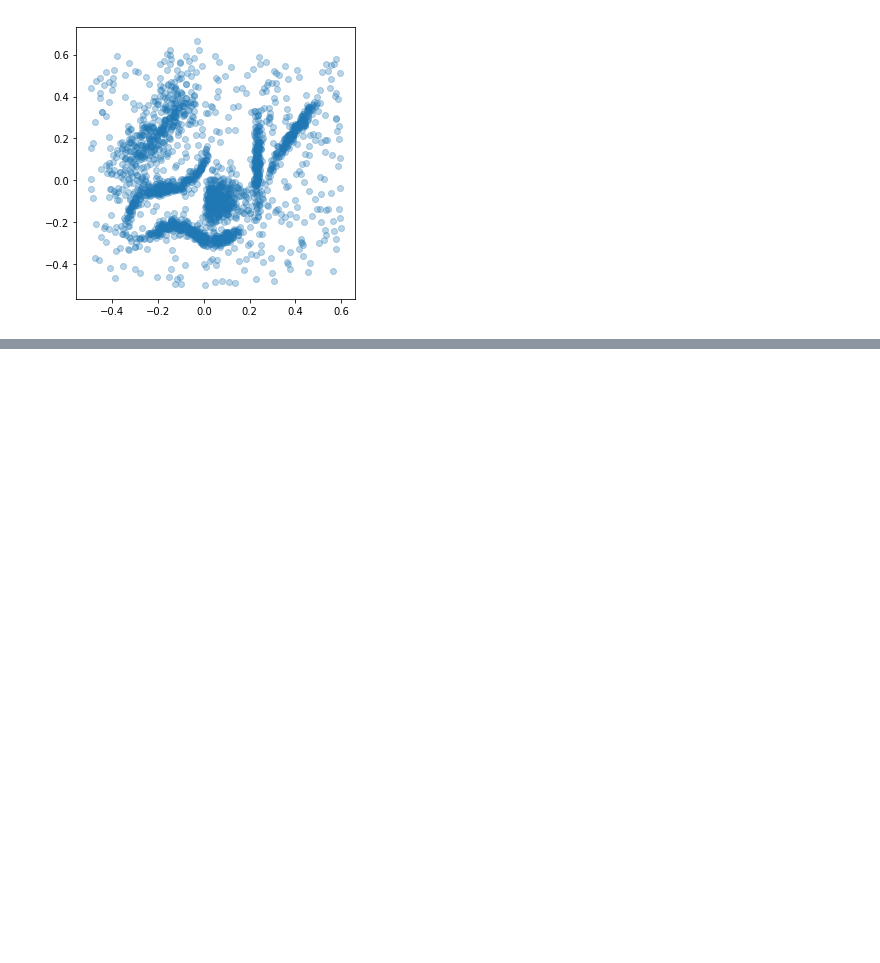
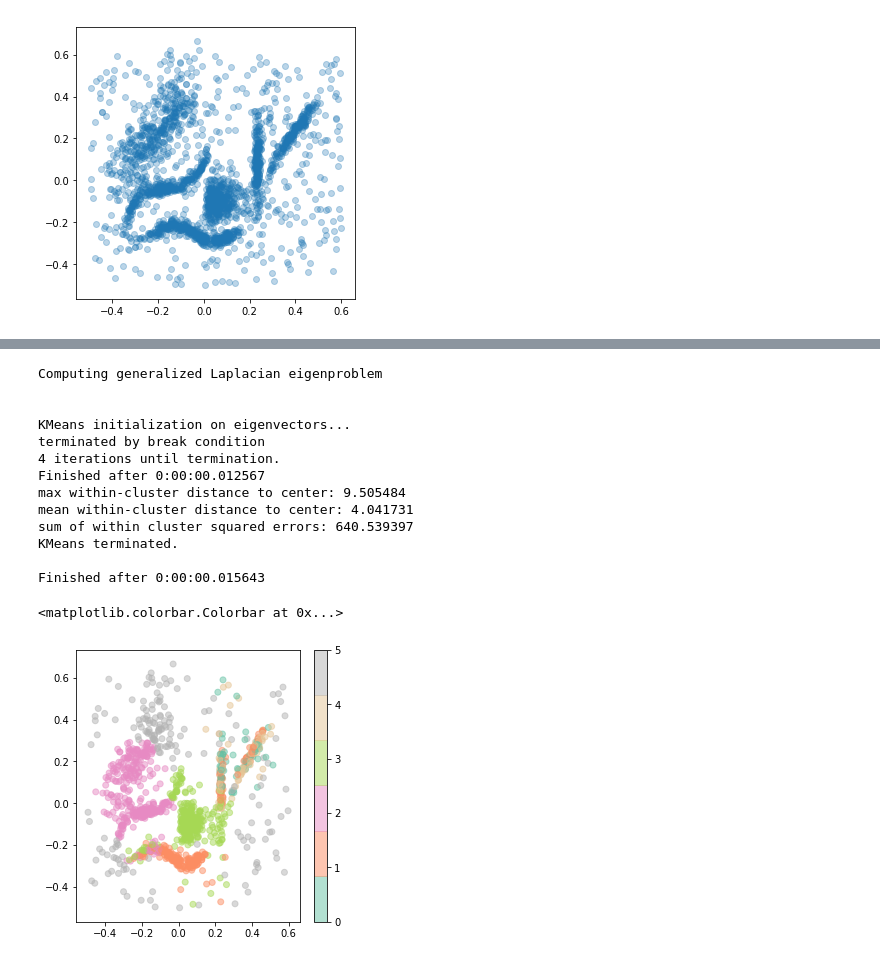
Before and after one commit to clustertoolsgroup/clustertools_project, a Jupyter notebook: consensus_dev.ipynb, the cells around one changed output, grey strips where cells are left out. Cells and saved outputs as stored; diff of their text form; code cells hidden in the pictures; blank space fills up the shorter version.

```diff
--- a/consensus_dev.ipynb
+++ b/consensus_dev.ipynb
@@ -26,0 +37,3 @@ np.random.shuffle(fuzzy)
+# %%
+kmeans_obj = cl_dist.KMeans(data, 6)
+kmeans_obj.fit()
@@ -26,0 +59,3 @@ np.random.shuffle(fuzzy)
+# %%
+hiercl_obj = similarity.HierarchicalClustering(data, k=7)
+hiercl_obj.fit()
@@ -26,0 +128,37 @@ np.random.shuffle(fuzzy)
+# %%
+# Set some parameters
+
+stride = 2
+data = fuzzy[::stride]
+n = len(data)
+
+#clusterings = [kmeans_obj, kmeans_obj]
+#clusterings = [hiercl_obj, hiercl_obj]
+#clusterings = [kmeans_obj, hiercl_obj]
+clusterings = [dbscan_obj, kmeans_obj, hiercl_obj]
+recluster_what = 'clusters'
+#recluster_what = 'points'
+#how = 'hierarchical'
+how = 'spectral'
+k = 6 # how many clusters to produce
+# %%
+labels = recluster_clusters(clusterings=clusterings, k=k, recluster_what=recluster_what, how=how) # kwargs-handling noch
+plt.figure(figsize=(5, 5))
+plt.scatter(fuzzy[::stride,0], fuzzy[::stride,1], c=labels, cmap=plt.get_cmap('Set2', k), alpha=.5)
+plt.colorbar()
+# %% [output]
+Computing generalized Laplacian eigenproblem
+
+
+KMeans initialization on eigenvectors...
+terminated by break condition
+4 iterations until termination.
+Finished after 0:00:00.012567
+max within-cluster distance to center: 9.505484
+mean within-cluster distance to center: 4.041731
+sum of within cluster squared errors: 640.539397
+KMeans terminated.
+
+Finished after 0:00:00.015643
+<matplotlib.colorbar.Colorbar at 0x...>
+[figure, added]
```
Also changed, not shown: parts of 14 cells of this notebook, 2 other files.
